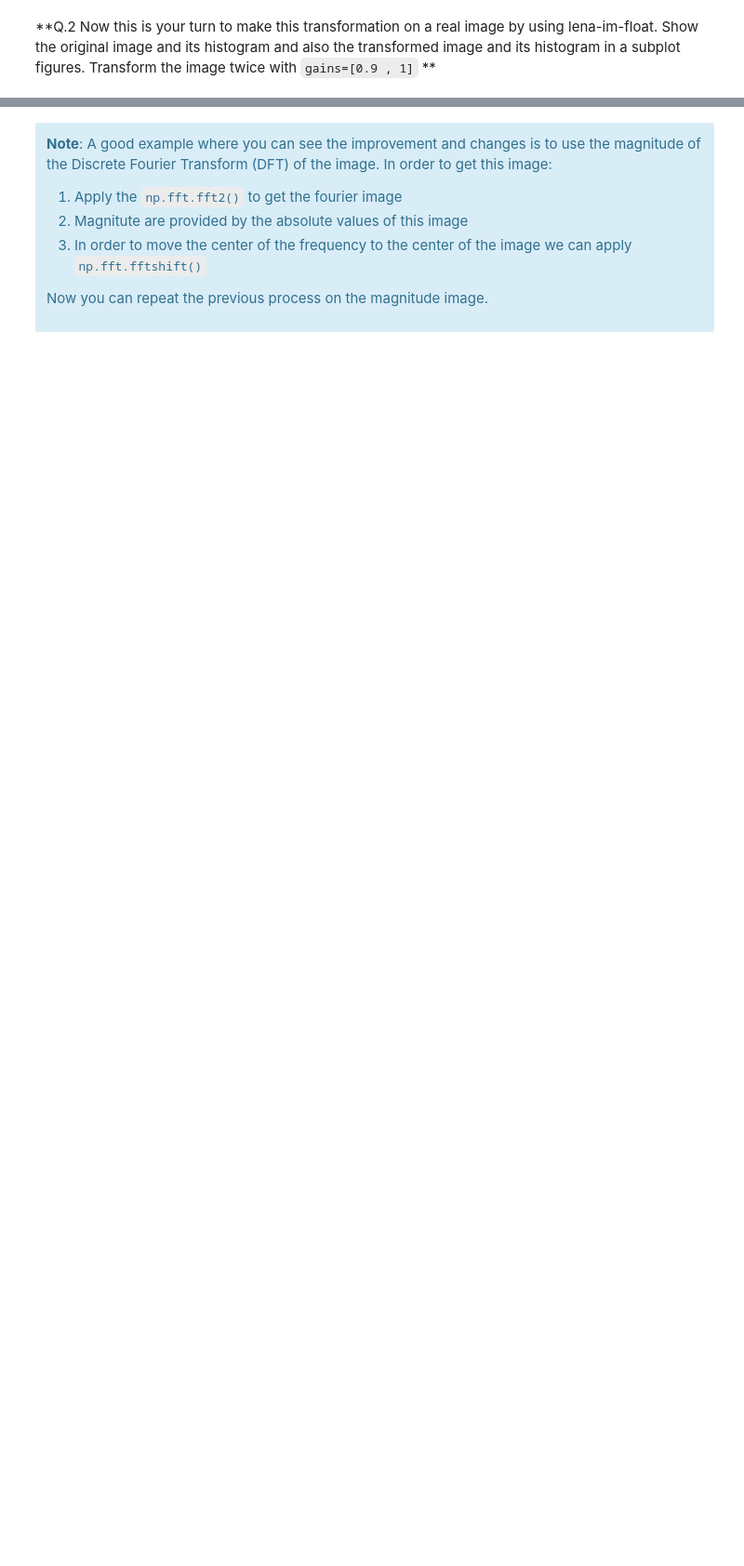
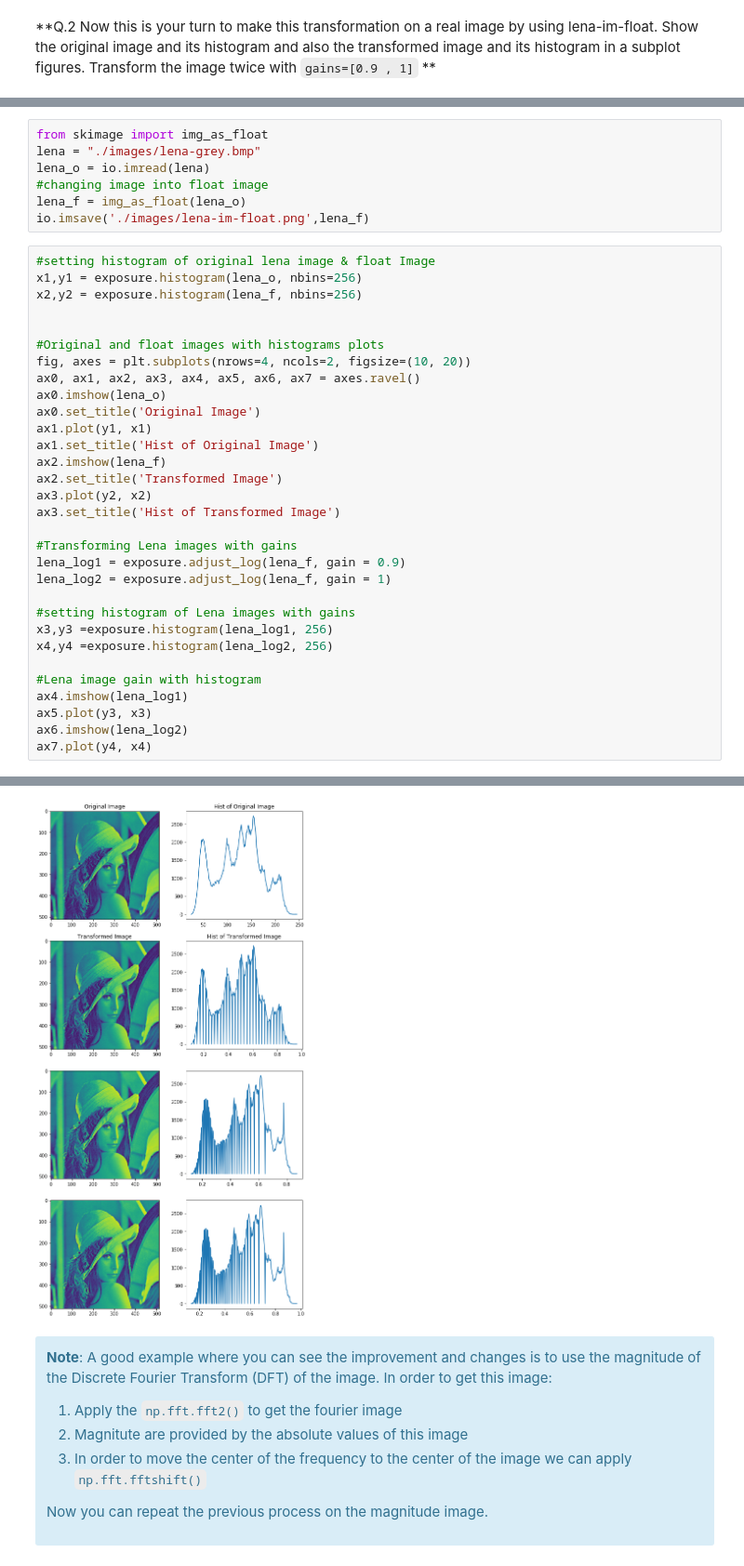
Before and after one commit to auramma/B31XB-IIP-TP-1718, a Jupyter notebook: 2-image-enhancement/2-enhancement.ipynb, the cells around one changed output, grey strips where cells are left out. Shown at 93% size. Cells and saved outputs as stored; diff of their text form; blank space fills up the shorter version.

```diff
--- a/2-image-enhancement/2-enhancement.ipynb
+++ b/2-image-enhancement/2-enhancement.ipynb
@@ -74,0 +57,39 @@ ax5.plot(exposure.histogram(lena3)[0])
+# %%
+from skimage import img_as_float
+lena = "./images/lena-grey.bmp"
+lena_o = io.imread(lena)
+#changing image into float image
+lena_f = img_as_float(lena_o)
+io.imsave('./images/lena-im-float.png',lena_f)
+# %%
+#setting histogram of original lena image & float Image
+x1,y1 = exposure.histogram(lena_o, nbins=256)
+x2,y2 = exposure.histogram(lena_f, nbins=256)
+
+
+#Original and float images with histograms plots
+fig, axes = plt.subplots(nrows=4, ncols=2, figsize=(10, 20))
+ax0, ax1, ax2, ax3, ax4, ax5, ax6, ax7 = axes.ravel()
+ax0.imshow(lena_o)
+ax0.set_title('Original Image')
+ax1.plot(y1, x1)
+ax1.set_title('Hist of Original Image')
+ax2.imshow(lena_f)
+ax2.set_title('Transformed Image')
+ax3.plot(y2, x2)
+ax3.set_title('Hist of Transformed Image')
+
+#Transforming Lena images with gains
+lena_log1 = exposure.adjust_log(lena_f, gain = 0.9)
+lena_log2 = exposure.adjust_log(lena_f, gain = 1)
+
+#setting histogram of Lena images with gains
+x3,y3 =exposure.histogram(lena_log1, 256)
+x4,y4 =exposure.histogram(lena_log2, 256)
+
+#Lena image gain with histogram
+ax4.imshow(lena_log1)
+ax5.plot(y3, x3)
+ax6.imshow(lena_log2)
+ax7.plot(y4, x4)
+# %% [output]
@@ -75,3 +97,4 @@ ax5.plot(exposure.histogram(lena3)[0])
+[figure, added]
 # %% [markdown]
 <div class="alert alert-info">
 
```
Also changed, not shown: parts of 8 cells of this notebook, 2 other files.
